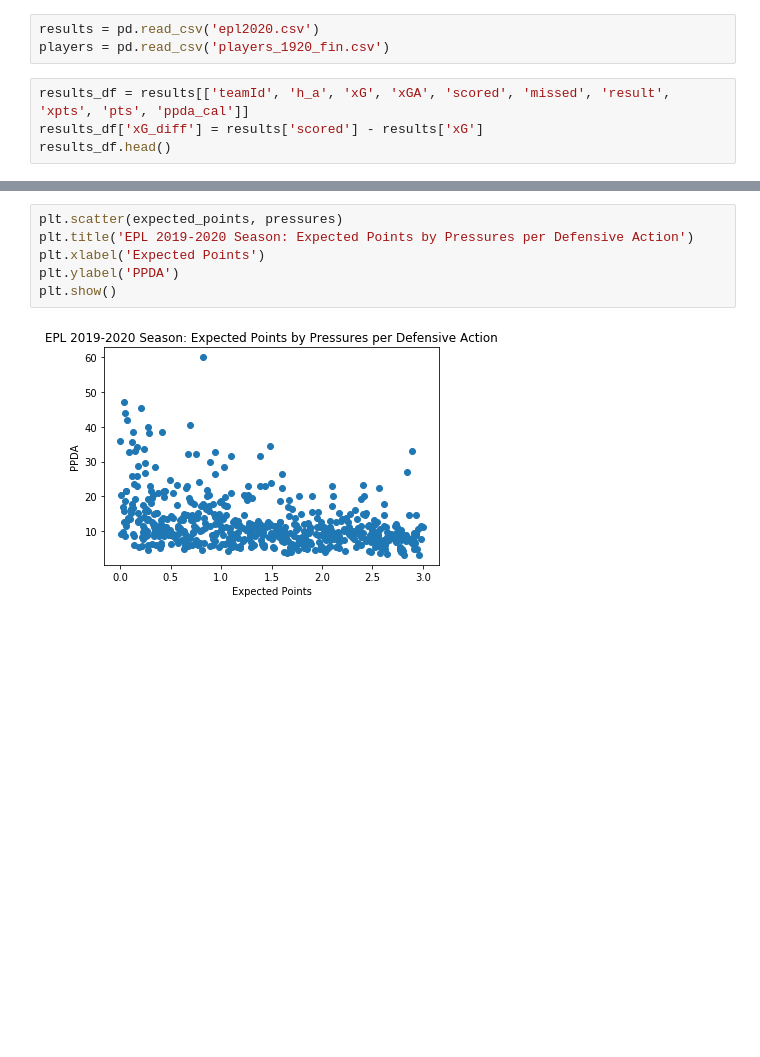
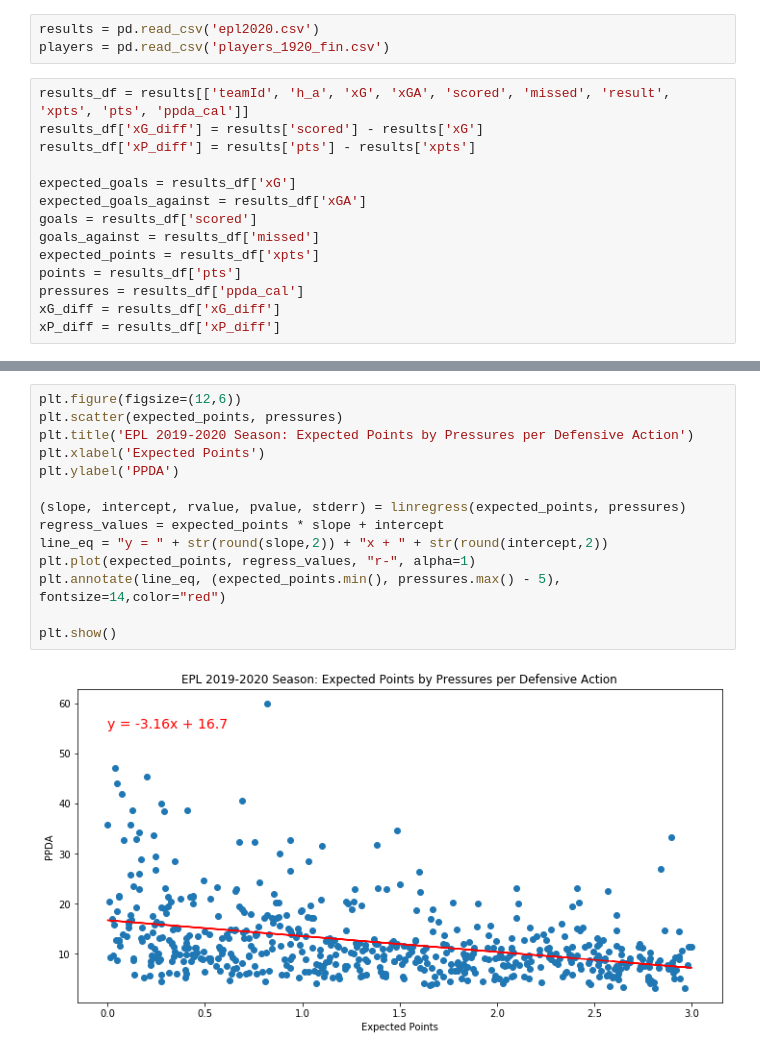
Before and after one commit to troypramsey/WebViz_EPL2019Analysis, a Jupyter notebook: WebVisualizations/resources/data_analysis.ipynb, the cells around one changed output, grey strips where cells are left out. Drawn from its saved outputs; the diff is of its cells as text; blank space fills up the shorter version.

```diff
--- a/WebVisualizations/resources/data_analysis.ipynb
+++ b/WebVisualizations/resources/data_analysis.ipynb
@@ -7,7 +8,17 @@ players = pd.read_csv('players_1920_fin.csv')
 # %%
 results_df = results[['teamId', 'h_a', 'xG', 'xGA', 'scored', 'missed', 'result', 'xpts', 'pts', 'ppda_cal']]
 results_df['xG_diff'] = results['scored'] - results['xG']
-results_df.head()
+results_df['xP_diff'] = results['pts'] - results['xpts']
+
+expected_goals = results_df['xG']
+expected_goals_against = results_df['xGA']
+goals = results_df['scored']
+goals_against = results_df['missed']
+expected_points = results_df['xpts']
+points = results_df['pts']
+pressures = results_df['ppda_cal']
+xG_diff = results_df['xG_diff']
+xP_diff = results_df['xP_diff']
 # %% [output]
 A value is trying to be set on a copy of a slice from a DataFrame.
 Try using .loc[row_indexer,col_indexer] = value instead
@@ -38,10 +49,18 @@ plt.show()
 # %%
+plt.figure(figsize=(12,6))
 plt.scatter(expected_points, pressures)
 plt.title('EPL 2019-2020 Season: Expected Points by Pressures per Defensive Action')
 plt.xlabel('Expected Points')
 plt.ylabel('PPDA')
+
+(slope, intercept, rvalue, pvalue, stderr) = linregress(expected_points, pressures)
+regress_values = expected_points * slope + intercept
+line_eq = "y = " + str(round(slope,2)) + "x + " + str(round(intercept,2))
+plt.plot(expected_points, regress_values, "r-", alpha=1)
+plt.annotate(line_eq, (expected_points.min(), pressures.max() - 5), fontsize=14,color="red")
+
 plt.show()
 # %% [output]
-[figure, old version]
+[figure, new version]
 # %%
 result_groups = results_df.groupby('teamId')
```
Also changed, not shown: parts of 9 cells of this notebook.
